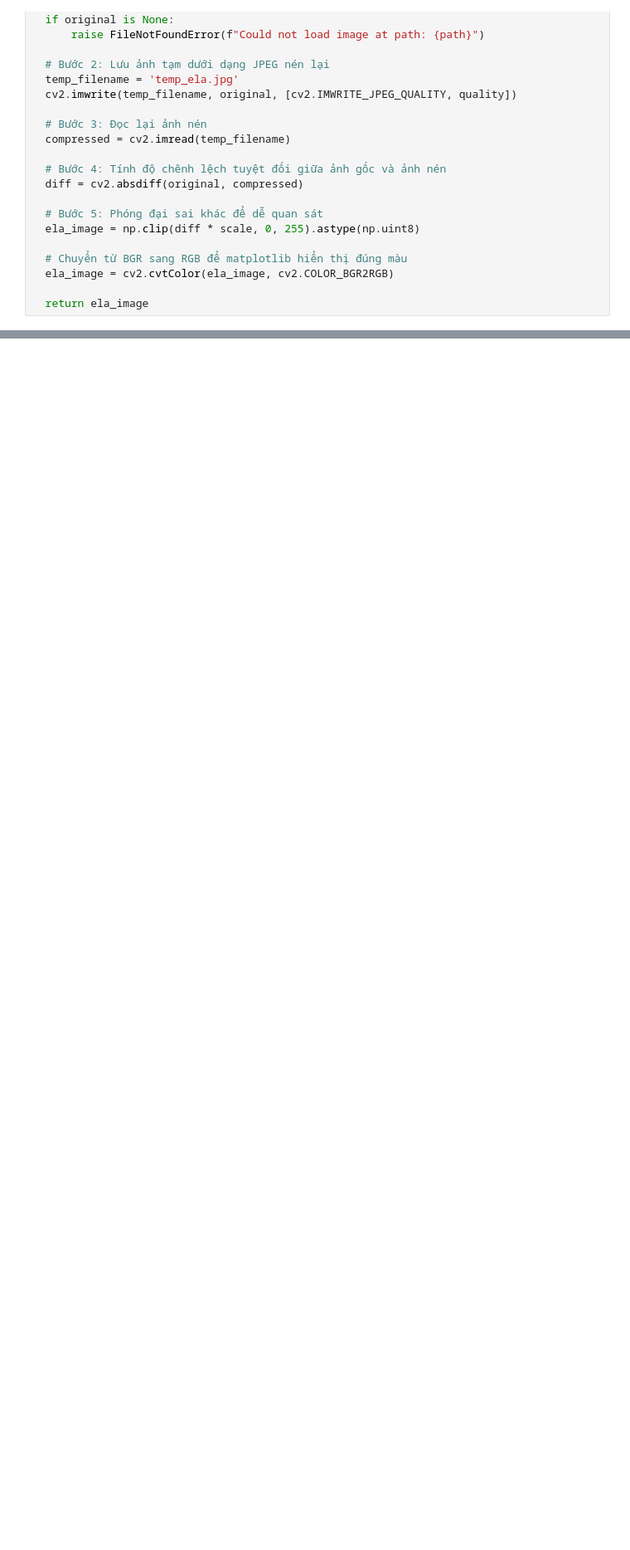
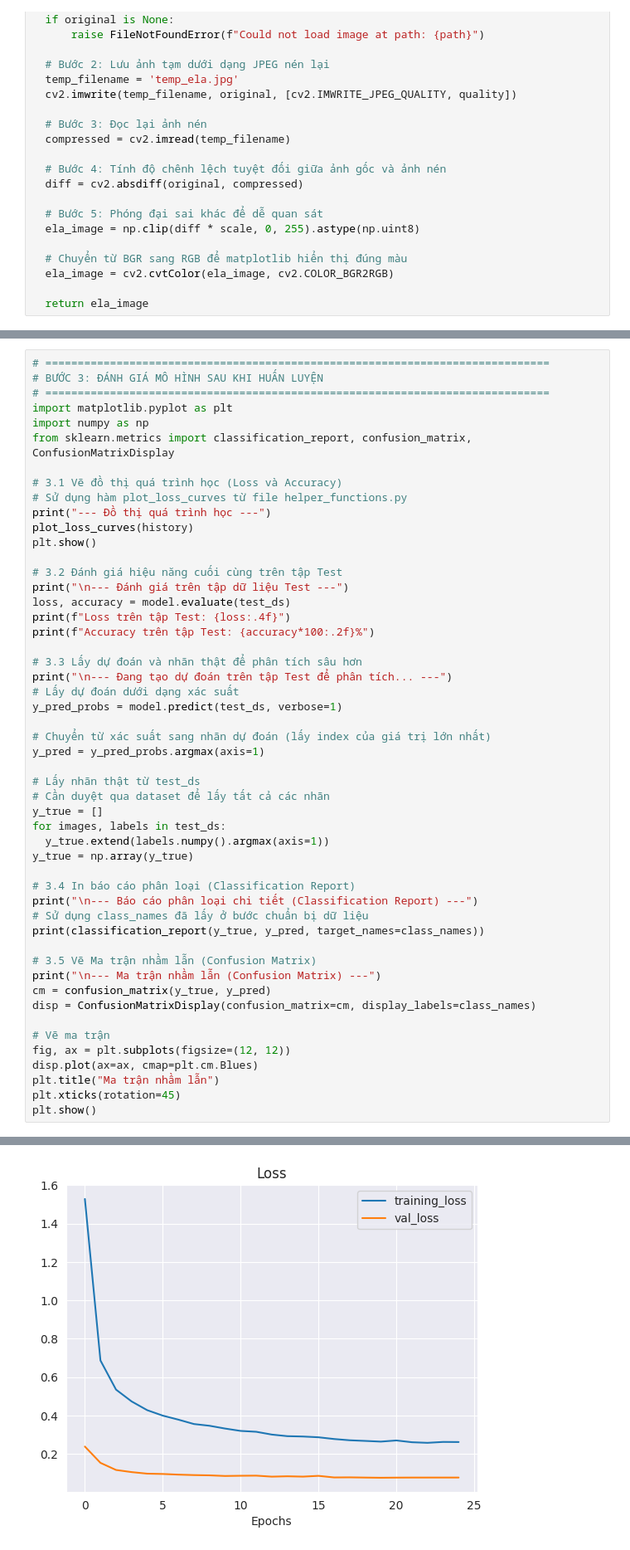
Before and after one commit to Huy1801214/ML-Project, a Jupyter notebook: đồ_án_ML_.ipynb, the cells around one changed output, grey strips where cells are left out. Shown at 83% size. Drawn from its saved outputs; the diff is of its cells as text; blank space fills up the shorter version.

```diff
--- a/đồ_án_ML_.ipynb
+++ b/đồ_án_ML_.ipynb
@@ -340,0 +457,52 @@ Epoch 1/100
+# %%
+# ==============================================================================
+# BƯỚC 3: ĐÁNH GIÁ MÔ HÌNH SAU KHI HUẤN LUYỆN
+# ==============================================================================
+import matplotlib.pyplot as plt
+import numpy as np
+from sklearn.metrics import classification_report, confusion_matrix, ConfusionMatrixDisplay
+
+# 3.1 Vẽ đồ thị quá trình học (Loss và Accuracy)
+# Sử dụng hàm plot_loss_curves từ file helper_functions.py
+print("--- Đồ thị quá trình học ---")
+plot_loss_curves(history)
+plt.show()
+
+# 3.2 Đánh giá hiệu năng cuối cùng trên tập Test
+print("\n--- Đánh giá trên tập dữ liệu Test ---")
+loss, accuracy = model.evaluate(test_ds)
+print(f"Loss trên tập Test: {loss:.4f}")
+print(f"Accuracy trên tập Test: {accuracy*100:.2f}%")
+
+# 3.3 Lấy dự đoán và nhãn thật để phân tích sâu hơn
+print("\n--- Đang tạo dự đoán trên tập Test để phân tích... ---")
+# Lấy dự đoán dưới dạng xác suất
+y_pred_probs = model.predict(test_ds, verbose=1)
+
+# Chuyển từ xác suất sang nhãn dự đoán (lấy index của giá trị lớn nhất)
+y_pred = y_pred_probs.argmax(axis=1)
+
+# Lấy nhãn thật từ test_ds
+# Cần duyệt qua dataset để lấy tất cả các nhãn
+y_true = []
+for images, labels in test_ds:
+  y_true.extend(labels.numpy().argmax(axis=1))
+y_true = np.array(y_true)
+
+# 3.4 In báo cáo phân loại (Classification Report)
+print("\n--- Báo cáo phân loại chi tiết (Classification Report) ---")
+# Sử dụng class_names đã lấy ở bước chuẩn bị dữ liệu
+print(classification_report(y_true, y_pred, target_names=class_names))
+
+# 3.5 Vẽ Ma trận nhầm lẫn (Confusion Matrix)
+print("\n--- Ma trận nhầm lẫn (Confusion Matrix) ---")
+cm = confusion_matrix(y_true, y_pred)
+disp = ConfusionMatrixDisplay(confusion_matrix=cm, display_labels=class_names)
+
+# Vẽ ma trận
+fig, ax = plt.subplots(figsize=(12, 12))
+disp.plot(ax=ax, cmap=plt.cm.Blues)
+plt.title("Ma trận nhầm lẫn")
+plt.xticks(rotation=45)
+plt.show()
+# %% [output]
@@ -340,0 +510 @@ Epoch 1/100
+[figure, added]
```
Also changed, not shown: parts of 15 cells of this notebook.
